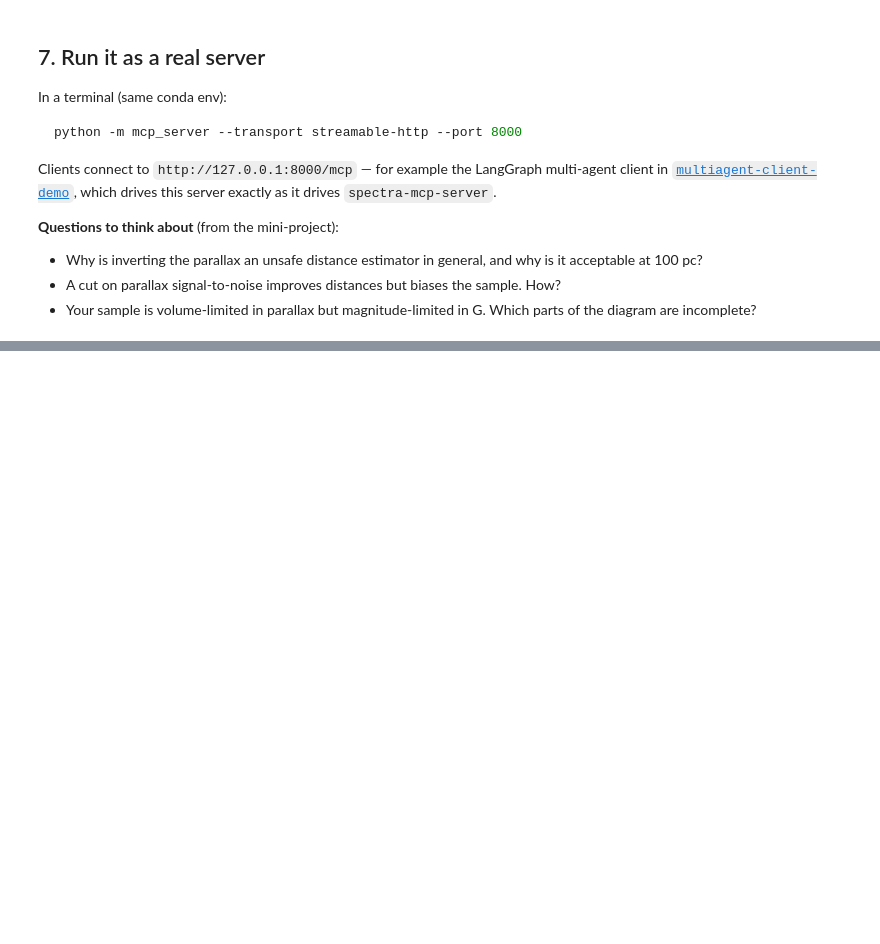
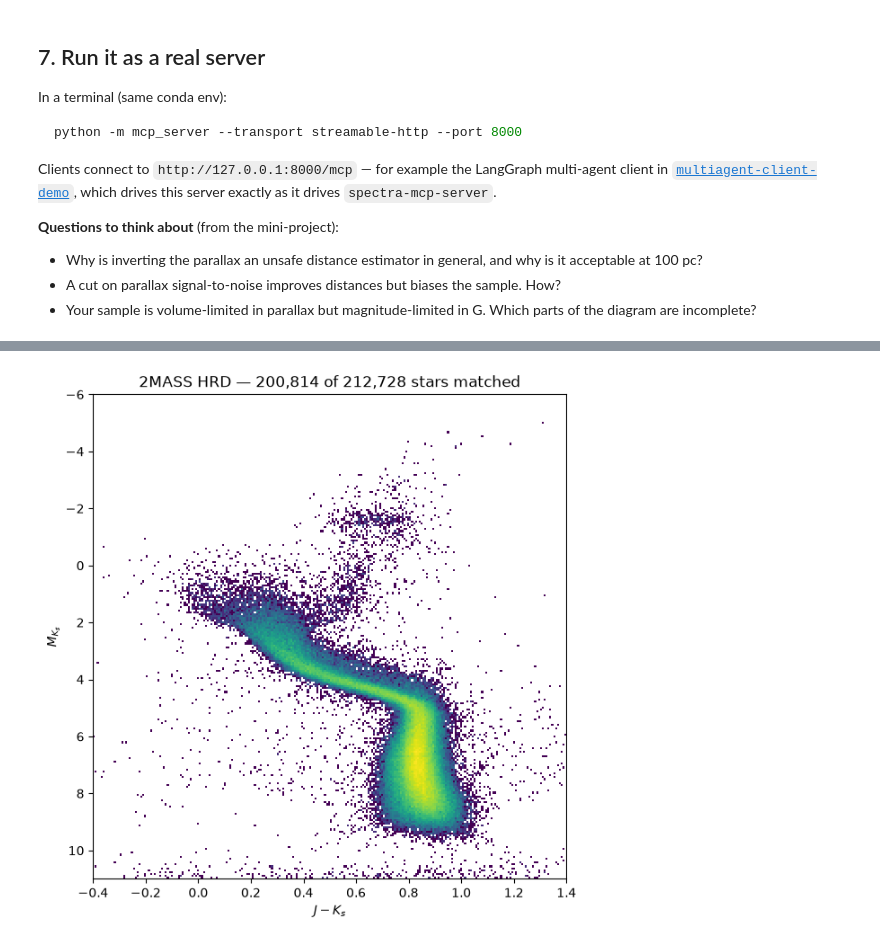
Before and after one commit to HEP-KE/gaia-mcp-server, a Jupyter notebook: notebooks/01_manual_pipeline.ipynb, the cells around one changed output, grey strips where cells are left out. Cells and saved outputs as stored; diff of their text form; code cells hidden in the pictures; blank space fills up the shorter version.

```diff
--- a/notebooks/01_manual_pipeline.ipynb
+++ b/notebooks/01_manual_pipeline.ipynb
@@ -226,0 +365,15 @@ which drives this server exactly as it drives `spectra-mcp-server`.
+# %%
+j, ks = num["j_m"][keep], num["ks_m"][keep]
+has_ir = np.isfinite(j) & np.isfinite(ks)
+M_Ks = ks[has_ir] + 5 * np.log10(num["parallax"][keep][has_ir]) - 10
+
+fig, ax = plt.subplots(figsize=(6.8, 7))
+ax.hist2d((j - ks)[has_ir], M_Ks, bins=250, range=[[-0.4, 1.4], [-6, 11]],
+          norm=LogNorm(), cmap="viridis", cmin=1)
+ax.set_ylim(11, -6)
+ax.set_xlabel(r"$J - K_s$")
+ax.set_ylabel(r"$M_{K_s}$")
+ax.set_title(f"2MASS HRD — {has_ir.sum():,} of {keep.sum():,} stars matched")
+plt.show()
+# %% [output]
+[figure, added]
```
Also changed, not shown: parts of 12 cells of this notebook, 1 other file.
